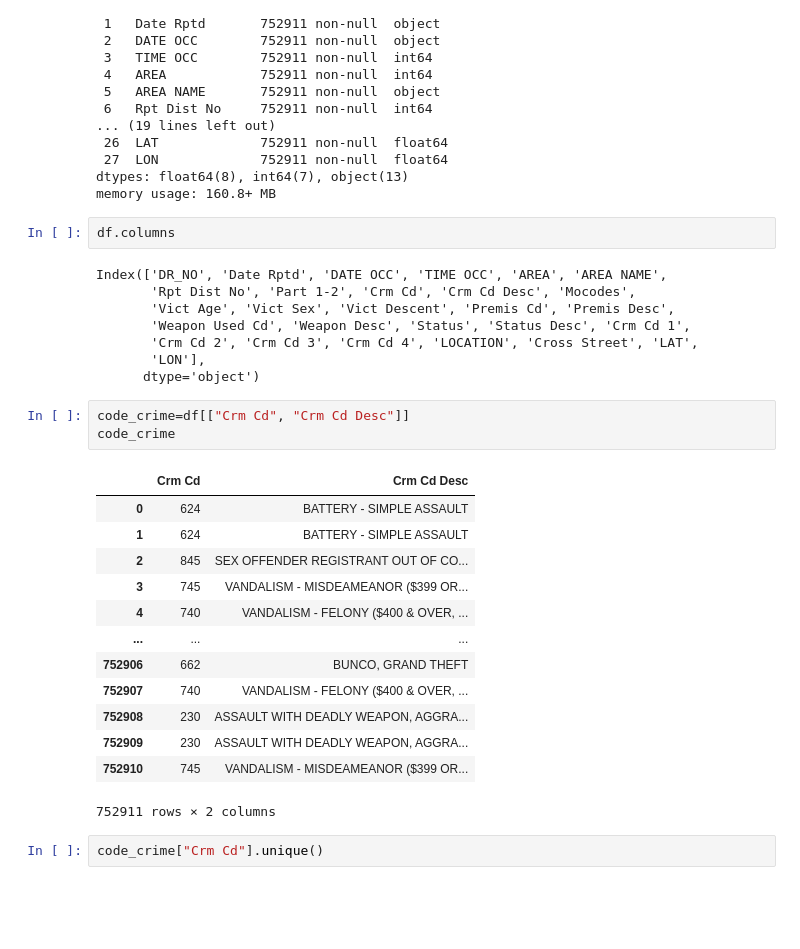
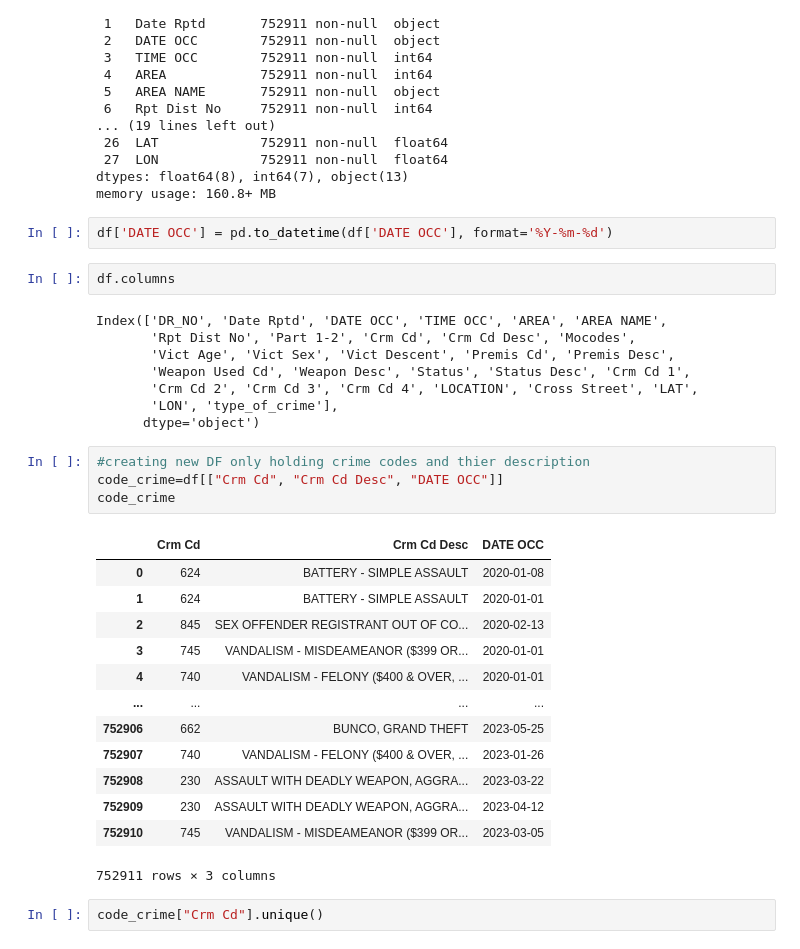
Before and after one commit to Ed-Lovera/AI-PT-Project-1, a Jupyter notebook: Micah/Untitled.ipynb, the cells around one changed output. Cells and saved outputs as stored; diff of their text form; blank space fills up the shorter version.

```diff
--- a/Micah/Untitled.ipynb
+++ b/Micah/Untitled.ipynb
@@ -43,6 +44,8 @@ Data columns (total 28 columns):
  27  LON             752911 non-null  float64
 dtypes: float64(8), int64(7), object(13)
 memory usage: 160.8+ MB
+# %%
+df['DATE OCC'] = pd.to_datetime(df['DATE OCC'], format='%Y-%m-%d')
 # %%
 df.columns
 # %% [output]
@@ -51,25 +54,26 @@ Index(['DR_NO', 'Date Rptd', 'DATE OCC', 'TIME OCC', 'AREA', 'AREA NAME',
        'Vict Age', 'Vict Sex', 'Vict Descent', 'Premis Cd', 'Premis Desc',
        'Weapon Used Cd', 'Weapon Desc', 'Status', 'Status Desc', 'Crm Cd 1',
        'Crm Cd 2', 'Crm Cd 3', 'Crm Cd 4', 'LOCATION', 'Cross Street', 'LAT',
-       'LON'],
+       'LON', 'type_of_crime'],
       dtype='object')
 # %%
-code_crime=df[["Crm Cd", "Crm Cd Desc"]]
+#creating new DF only holding crime codes and thier description
+code_crime=df[["Crm Cd", "Crm Cd Desc", "DATE OCC"]]
 code_crime
 # %% [output]
-|  | Crm Cd | Crm Cd Desc |
-| 0 | 624 | BATTERY - SIMPLE ASSAULT |
-| 1 | 624 | BATTERY - SIMPLE ASSAULT |
-| 2 | 845 | SEX OFFENDER REGISTRANT OUT OF CO... |
-| 3 | 745 | VANDALISM - MISDEAMEANOR ($399 OR... |
-| 4 | 740 | VANDALISM - FELONY ($400 & OVER, ... |
-| ... | ... | ... |
-| 752906 | 662 | BUNCO, GRAND THEFT |
-| 752907 | 740 | VANDALISM - FELONY ($400 & OVER, ... |
-| 752908 | 230 | ASSAULT WITH DEADLY WEAPON, AGGRA... |
-| 752909 | 230 | ASSAULT WITH DEADLY WEAPON, AGGRA... |
-| 752910 | 745 | VANDALISM - MISDEAMEANOR ($399 OR... |
+|  | Crm Cd | Crm Cd Desc | DATE OCC |
+| 0 | 624 | BATTERY - SIMPLE ASSAULT | 2020-01-08 |
+| 1 | 624 | BATTERY - SIMPLE ASSAULT | 2020-01-01 |
+| 2 | 845 | SEX OFFENDER REGISTRANT OUT OF CO... | 2020-02-13 |
+| 3 | 745 | VANDALISM - MISDEAMEANOR ($399 OR... | 2020-01-01 |
+| 4 | 740 | VANDALISM - FELONY ($400 & OVER, ... | 2020-01-01 |
+| ... | ... | ... | ... |
+| 752906 | 662 | BUNCO, GRAND THEFT | 2023-05-25 |
+| 752907 | 740 | VANDALISM - FELONY ($400 & OVER, ... | 2023-01-26 |
+| 752908 | 230 | ASSAULT WITH DEADLY WEAPON, AGGRA... | 2023-03-22 |
+| 752909 | 230 | ASSAULT WITH DEADLY WEAPON, AGGRA... | 2023-04-12 |
+| 752910 | 745 | VANDALISM - MISDEAMEANOR ($399 OR... | 2023-03-05 |
-752911 rows × 2 columns
+752911 rows × 3 columns
 # %%
 code_crime["Crm Cd"].unique()
 # %% [output]
```
Also changed, not shown: parts of 13 cells of this notebook, 1 other file.
